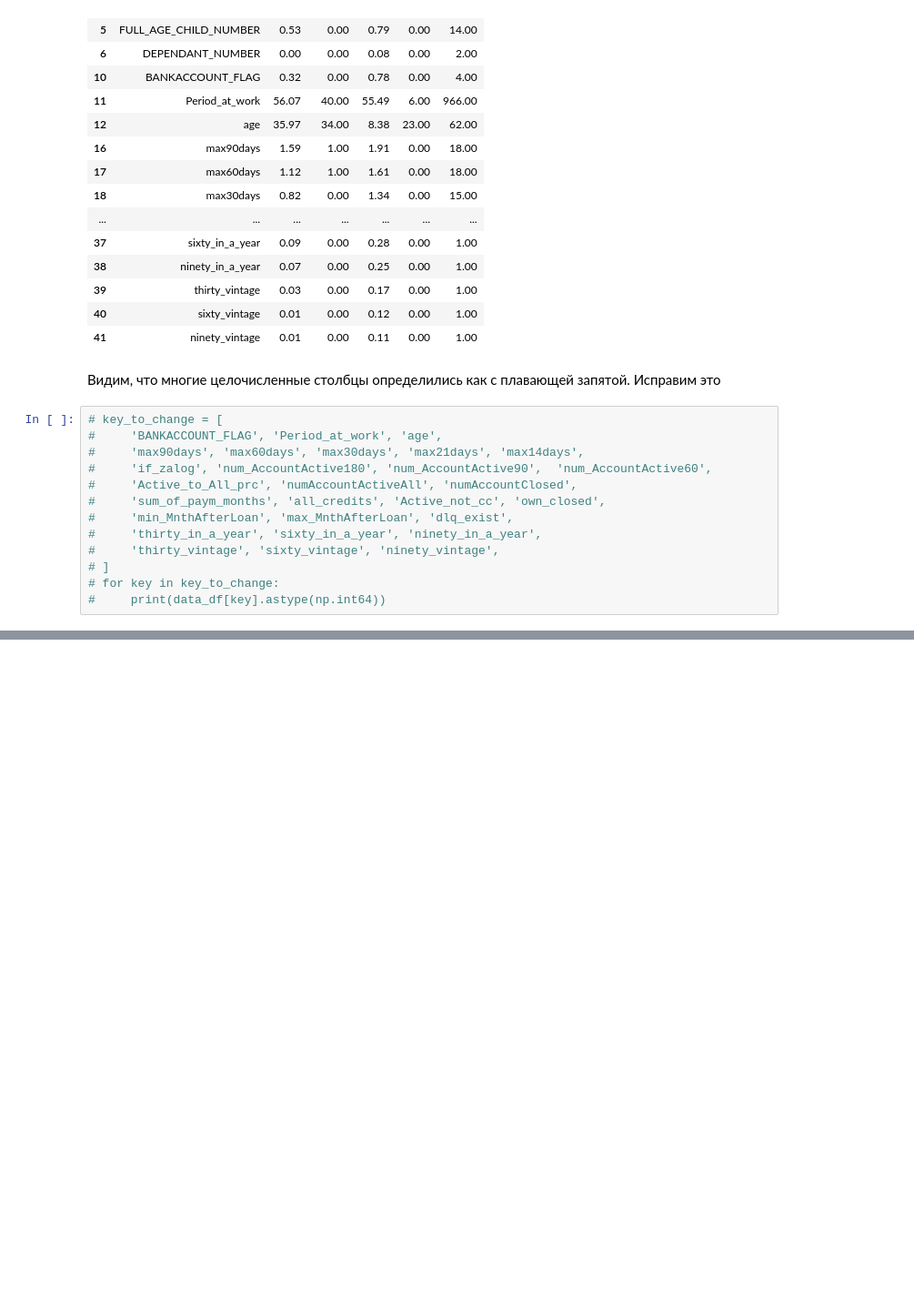
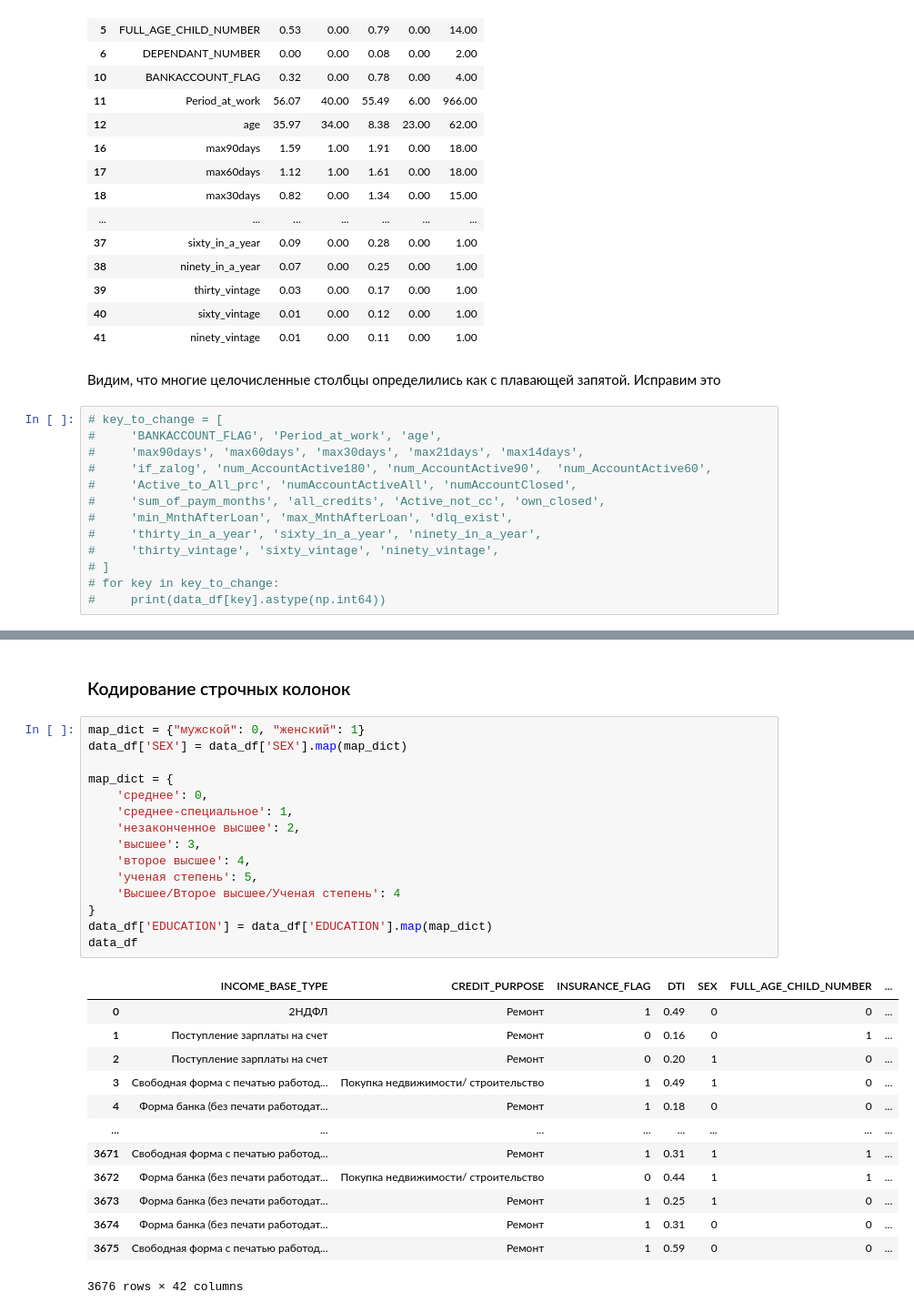
Before and after one commit to Deaacon/HW_1_2025-Roman_Dyakonov, a Jupyter notebook: solution.ipynb, the cells around one changed output, grey strips where cells are left out. Shown: that part at 91% size. Drawn from its saved outputs; the diff is of its cells as text; blank space fills up the shorter version.

```diff
--- a/solution.ipynb
+++ b/solution.ipynb
@@ -208,0 +235,31 @@ for dtype_target in data_df.dtypes.unique():
+# %% [markdown]
+### Кодирование строчных колонок
+# %%
+map_dict = {"мужской": 0, "женский": 1}
+data_df['SEX'] = data_df['SEX'].map(map_dict)
+
+map_dict = {
+    'среднее': 0,
+    'среднее-специальное': 1,
+    'незаконченное высшее': 2,
+    'высшее': 3,
+    'второе высшее': 4,
+    'ученая степень': 5,
+    'Высшее/Второе высшее/Ученая степень': 4
+}
+data_df['EDUCATION'] = data_df['EDUCATION'].map(map_dict)
+data_df
+# %% [output]
+|  | INCOME_BASE_TYPE | CREDIT_PURPOSE | INSURANCE_FLAG | DTI | SEX | FULL_AGE_CHILD_NUMBER | ... |
+| 0 | 2НДФЛ | Ремонт | 1 | 0.49 | 0 | 0 | ... |
+| 1 | Поступление зарплаты на счет | Ремонт | 0 | 0.16 | 0 | 1 | ... |
+| 2 | Поступление зарплаты на счет | Ремонт | 0 | 0.20 | 1 | 0 | ... |
+| 3 | Свободная форма с печатью работод... | Покупка недвижимости/ строительство | 1 | 0.49 | 1 | 0 | ... |
+| 4 | Форма банка (без печати работодат... | Ремонт | 1 | 0.18 | 0 | 0 | ... |
+| ... | ... | ... | ... | ... | ... | ... | ... |
+| 3671 | Свободная форма с печатью работод... | Ремонт | 1 | 0.31 | 1 | 1 | ... |
+| 3672 | Форма банка (без печати работодат... | Покупка недвижимости/ строительство | 0 | 0.44 | 1 | 1 | ... |
+| 3673 | Форма банка (без печати работодат... | Ремонт | 1 | 0.25 | 1 | 0 | ... |
+| 3674 | Форма банка (без печати работодат... | Ремонт | 1 | 0.31 | 0 | 0 | ... |
+| 3675 | Свободная форма с печатью работод... | Ремонт | 1 | 0.59 | 0 | 0 | ... |
+3676 rows × 42 columns
```
Also changed, not shown: parts of 10 cells of this notebook.
